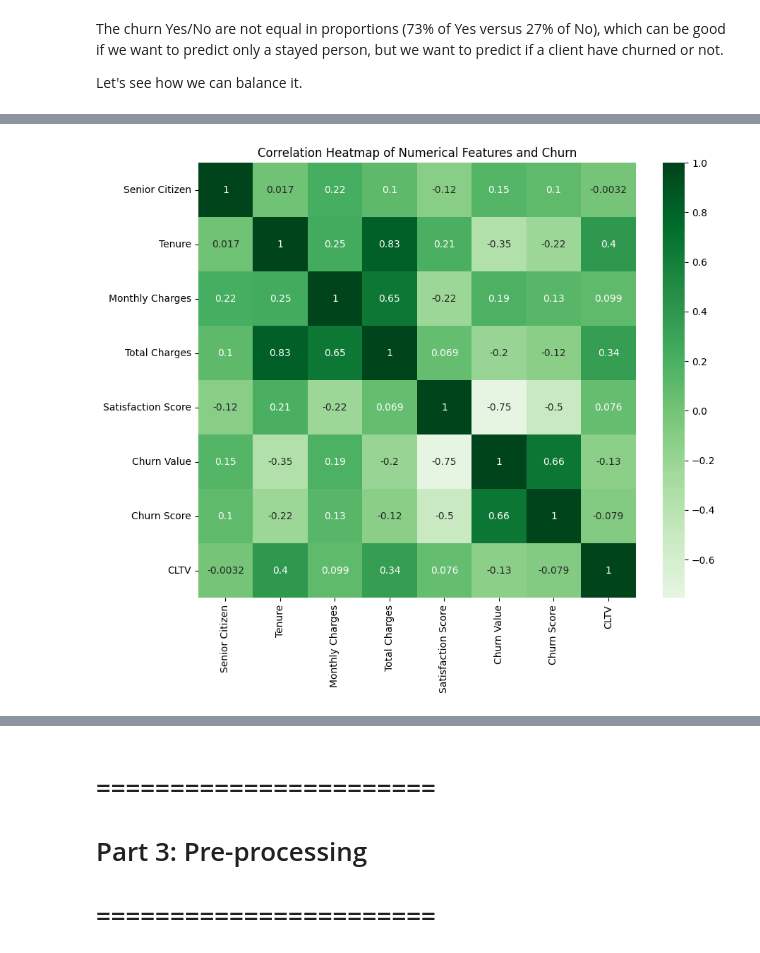
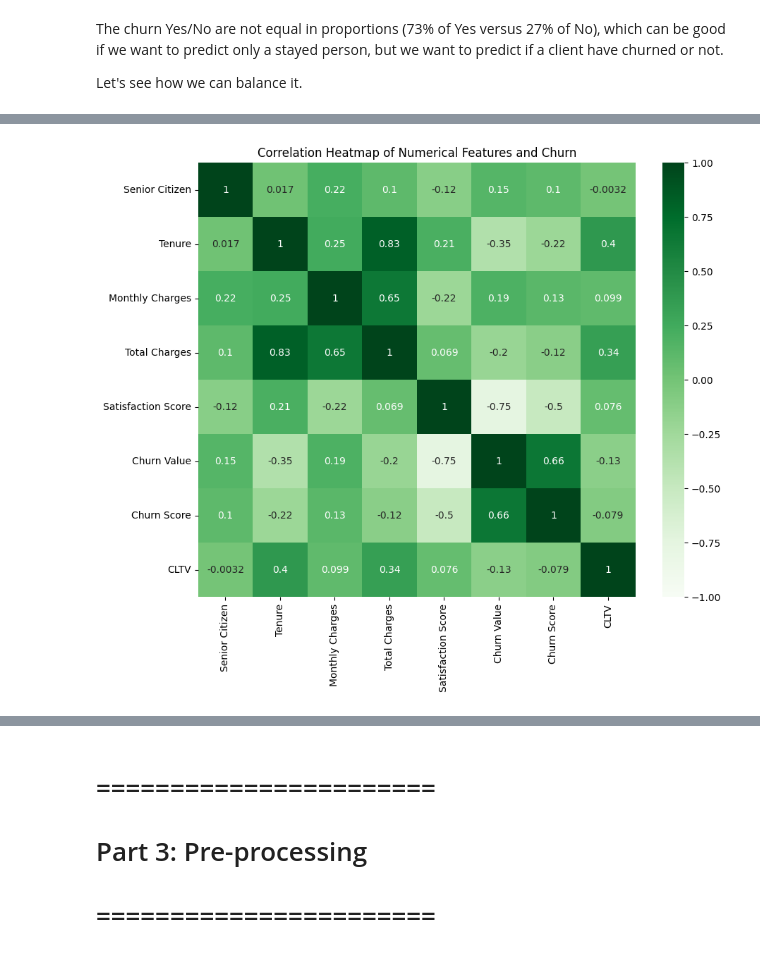
Before and after one commit to Nicoweed/Sentinel-ML, a Jupyter notebook: data_cleaner.ipynb, the cells around one changed output, grey strips where cells are left out. Cells and saved outputs as stored; diff of their text form; code cells hidden in the pictures.

```diff
--- a/data_cleaner.ipynb
+++ b/data_cleaner.ipynb
@@ -348,26 +373,24 @@ For example, when doing 'df[col].method(value, inplace=True)', try using 'df.met
 # %%
 import seaborn as sns
 
 #heatmap
 
 numerical_dataframe = merged_with_nulls[['Senior Citizen', 'Tenure', 'Monthly Charges', 'Total Charges', 'Satisfaction Score', 'Churn Value', 'Churn Score', 'CLTV']]
 correlation_matrix = numerical_dataframe.corr()
 display(correlation_matrix)
 
 plt.figure(figsize=(10, 8))
-sns.heatmap(correlation_matrix, annot=True, cmap='Greens', center=0)
+sns.heatmap(correlation_matrix, annot=True, cmap='Greens', center=0, vmin=-1, vmax=1)
 plt.title('Correlation Heatmap of Numerical Features and Churn')
 plt.show()
-
-#balanced_dataframe = merged_with_nulls.copy()
 # %% [output]
 |  | Senior Citizen | Tenure | Monthly Charges | Total Charges | Satisfaction Score | Churn Value | Churn Score | ... |
 | Senior Citizen | 1.000000 | 0.016567 | 0.220173 | 0.103006 | -0.116601 | 0.150889 | 0.101947 | ... |
 | Tenure | 0.016567 | 1.000000 | 0.247900 | 0.826178 | 0.210056 | -0.352229 | -0.224523 | ... |
 | Monthly Charges | 0.220173 | 0.247900 | 1.000000 | 0.651174 | -0.223922 | 0.193356 | 0.132115 | ... |
 | Total Charges | 0.103006 | 0.826178 | 0.651174 | 1.000000 | 0.068809 | -0.198324 | -0.123770 | ... |
 | Satisfaction Score | -0.116601 | 0.210056 | -0.223922 | 0.068809 | 1.000000 | -0.754649 | -0.495144 | ... |
 | Churn Value | 0.150889 | -0.352229 | 0.193356 | -0.198324 | -0.754649 | 1.000000 | 0.660772 | ... |
 | Churn Score | 0.101947 | -0.224523 | 0.132115 | -0.123770 | -0.495144 | 0.660772 | 1.000000 | ... |
 | CLTV | -0.003167 | 0.396406 | 0.098693 | 0.342091 | 0.075811 | -0.127463 | -0.079232 | ... |
-[figure, old version]
+[figure, new version]
```
Also changed, not shown: parts of 8 cells of this notebook.
